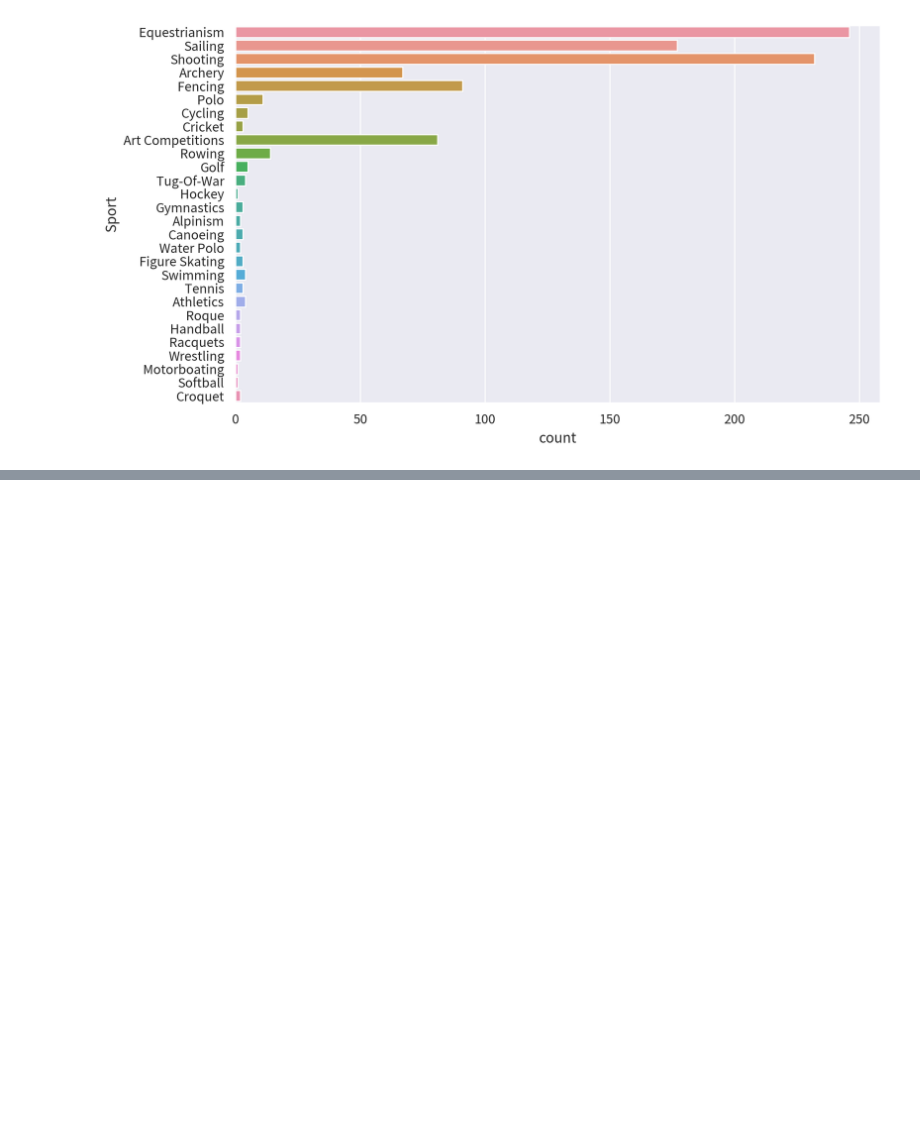
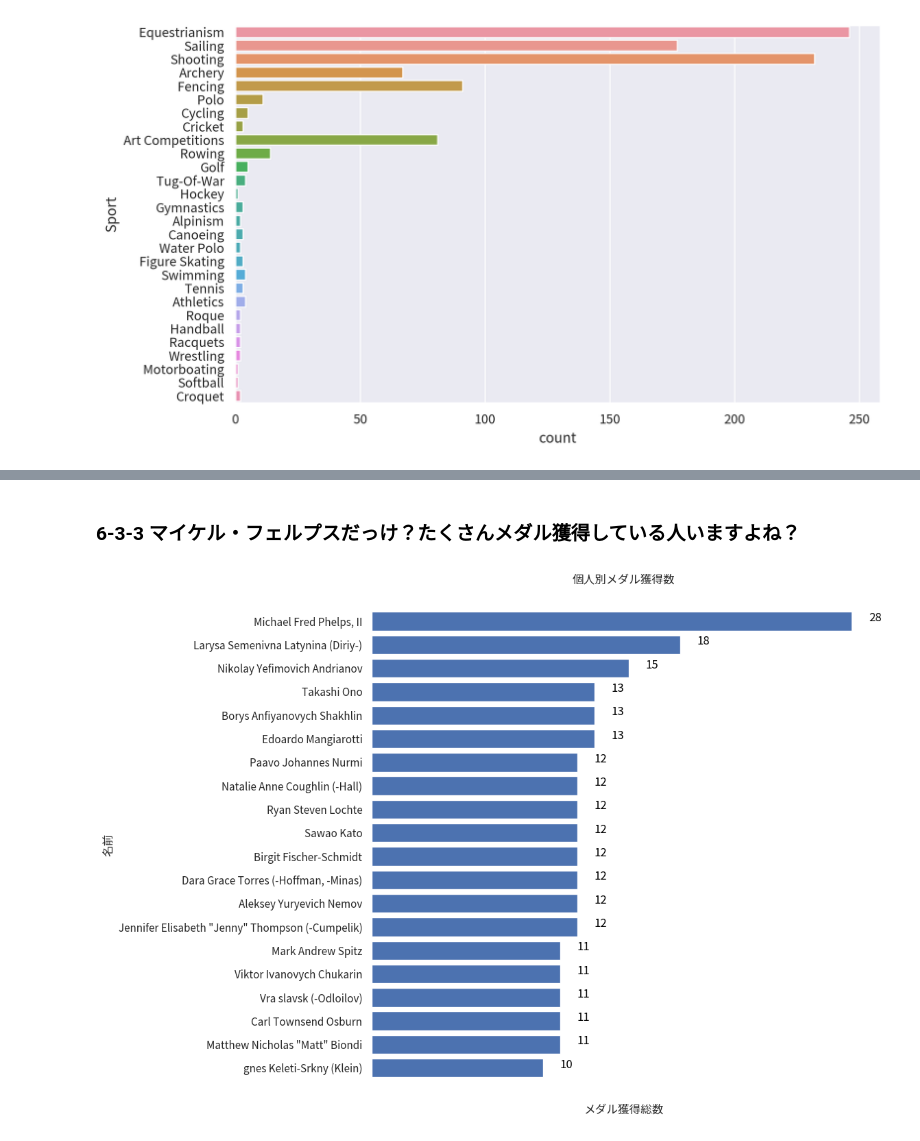
Before and after one commit to 900914/TIL, a Jupyter notebook: Kaggle/120olympic_analytics.ipynb, the cells around one changed output, grey strips where cells are left out. Cells and saved outputs as stored; diff of their text form; code cells hidden in the pictures; blank space fills up the shorter version.

```diff
--- a/Kaggle/120olympic_analytics.ipynb
+++ b/Kaggle/120olympic_analytics.ipynb
@@ -568,0 +577,45 @@ ax = sns.countplot(y='Sport',data=medalist_df_40,orient='v')
+# %% [markdown]
+### 6-3-3 マイケル・フェルプスだっけ？たくさんメダル獲得している人いますよね？
+# %%
+medals = sub_df.groupby('Name').sum().sort_values('MedalSum',ascending=True)[['Bronze','Silver','Gold','No Medal','MedalSum']]
+medals = medals.reset_index()
+# %%
+# 1. データ準備
+x = medals['Name'].tail(20)
+y = medals['MedalSum'].tail(20)
+
+
+# 2. Figureインスタンス生成
+fig = plt.figure(figsize=(11.69,8.27),dpi=100,facecolor="white", edgecolor="white", linewidth=2)
+
+# 3. Axes　インスタンス生成
+ax = fig.add_subplot(1,1,1)
+
+# 4. データを渡してプロット
+ax.barh(x,y,color='C0') #棒グラフ
+#ax.plot(x,y) 線グラフ ,   ax.barh(x,)横持ち帽グラフ
+
+
+# 5. グラフタイトルと軸の調整
+
+## y軸 x軸の枠を消す場合
+ax.tick_params(bottom=False,left=False,labelbottom=False)
+
+##四方の枠(spines)を消す 1
+sides = ['left','right','top','bottom']
+[ax.spines[side].set_visible(False) for side in sides]
+
+ax.set_title('個人別メダル獲得数')
+ax.set_xlabel('メダル獲得総数')
+ax.set_ylabel('名前')
+ax.set_facecolor((1,1,1,0))
+
+## データラベルを表示
+for i, value in enumerate(medals.tail(20)['MedalSum']):
+    ax.text(value+1,i,f'{value:,.0f}',color='black')
+
+
+fig.tight_layout()
+plt.show()
+# %% [output]
+[figure, added]
```
Also changed, not shown: parts of 8 cells of this notebook.
